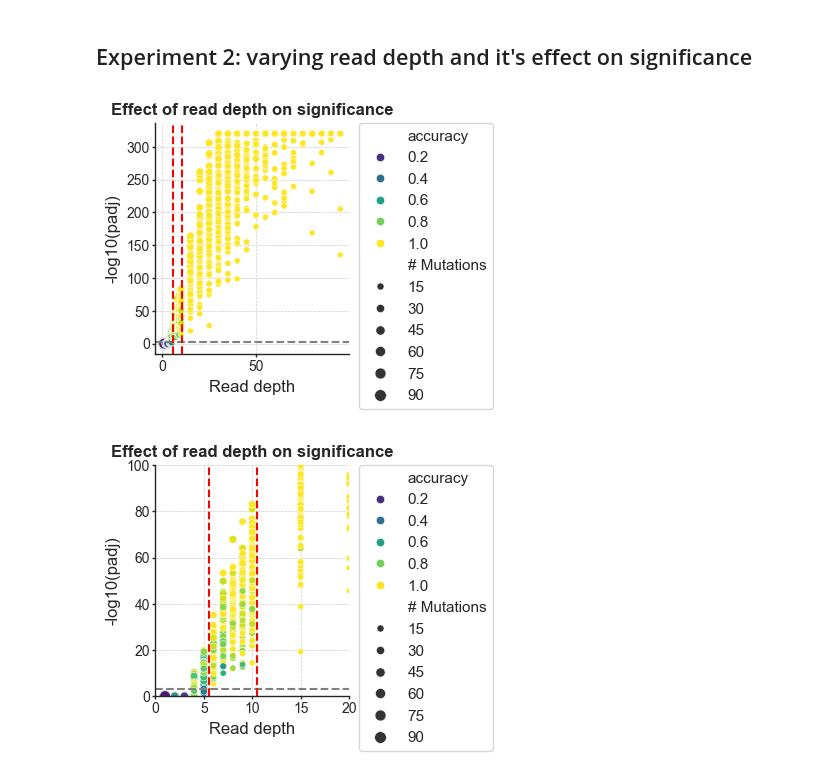
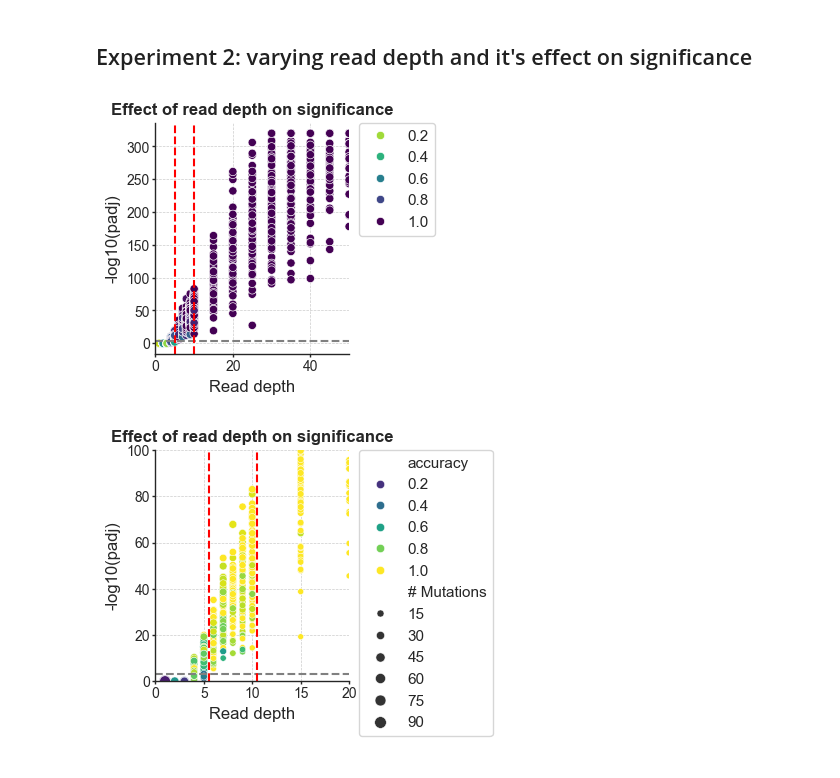
Before and after one commit to fhalab/LevSeq, a Jupyter notebook: simulation/Ape AGW ePCR Figures.ipynb, the cells around one changed output. Drawn from its saved outputs; the diff is of its cells as text; code cells hidden in the pictures.

```diff
--- a/simulation/Ape AGW ePCR Figures.ipynb
+++ b/simulation/Ape AGW ePCR Figures.ipynb
@@ -144,25 +144,25 @@ experiment_df
 # %%
 experiment_df = pd.read_csv(f'{data_dir}Experiment2_ReadDepth_{label}.csv')
 experiment_df['-log10(P.adj)'] = -1*np.log10(experiment_df['P adj.'].values)
 experiment_df['Read depth'] = [int(c.split('_')[-1]) for c in experiment_df['Plate']]
 experiment_df['# Mutations'] = [len(v.split('_')) for v in experiment_df['Variant'].values]
 experiment_df = experiment_df.reset_index()
 experiment_df.replace([np.inf, -np.inf], 320, inplace=True)
-ax = sns.scatterplot(experiment_df, x='Read depth', y='-log10(P.adj)', hue='accuracy', palette='viridis',
-                     size="# Mutations")
+ax = sns.scatterplot(experiment_df, x='Read depth', y='-log10(P.adj)', hue='accuracy', palette='viridis_r')
 set_ax_params(ax)
+plt.xlim((0, 50))
 plt.xlabel('Read depth')
 plt.ylabel('-log10(padj)')
 plt.title('Effect of read depth on significance', fontsize=title_font_size, fontweight="bold")
 plt.legend(bbox_to_anchor=(1.05, 1), loc=2, borderaxespad=0.)
 plt.axhline(y = significance, color = 'grey', linestyle = '--') #axis='y',
 plt.grid(True, which='major', linestyle='--', linewidth=0.5)
-plt.axvline(x = 5.5, color = 'red', linestyle = '--') #axis='y',
-plt.axvline(x = 10.5, color = 'red', linestyle = '--') #axis='y',
+plt.axvline(x = 5, color = 'red', linestyle = '--') #axis='y',
+plt.axvline(x = 10, color = 'red', linestyle = '--') #axis='y',
 plt.savefig(f'{fig_dir}Experiment2_{label}.svg')
 plt.show()
 # %% [output]
-[figure, old version]
+[figure, new version]
 # %%
 experiment_df = pd.read_csv(f'{data_dir}Experiment2_ReadDepth_{label}.csv')
 experiment_df['-log10(P.adj)'] = -1*np.log10(experiment_df['P adj.'].values)
```
Also changed, not shown: parts of 1 cell of this notebook.
